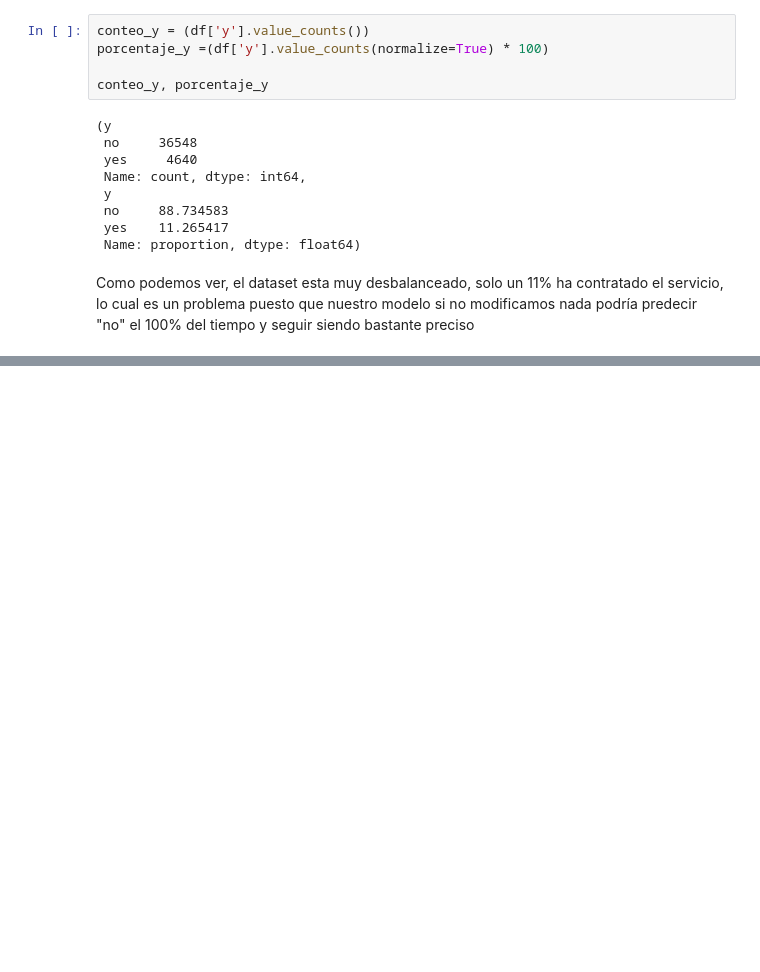
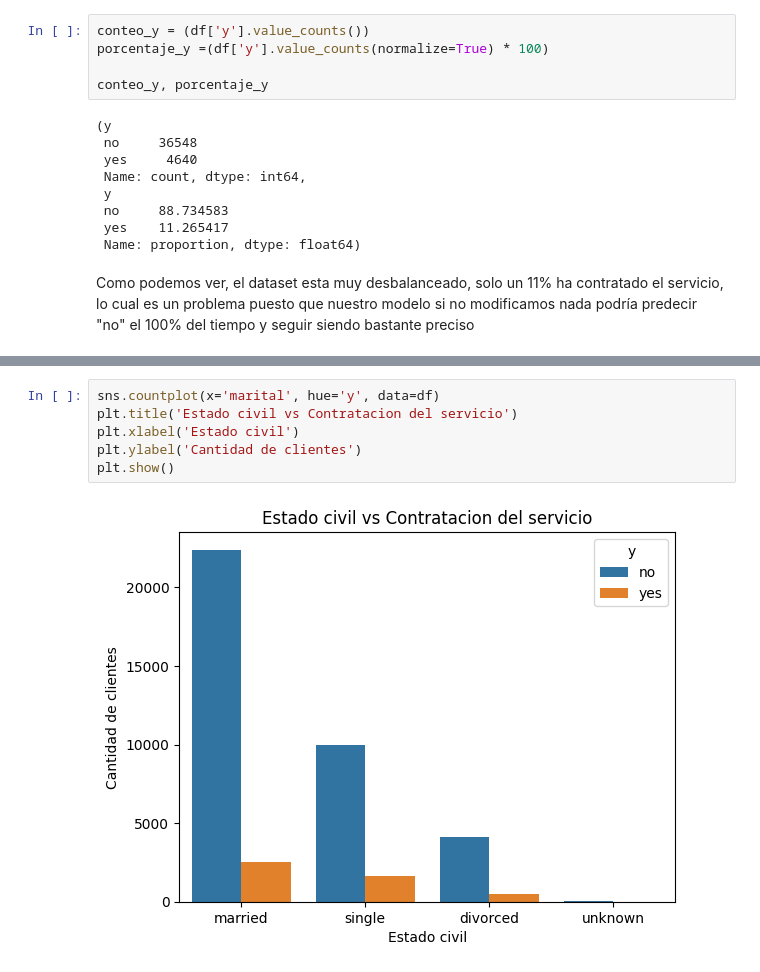
Before and after one commit to 4GeeksAcademy/najuvgz-intro-ml, a Jupyter notebook: src/01-logistic-regression.ipynb, the cells around one changed output, grey strips where cells are left out. Cells and saved outputs as stored; diff of their text form; blank space fills up the shorter version.

```diff
--- a/src/01-logistic-regression.ipynb
+++ b/src/01-logistic-regression.ipynb
@@ -133,0 +141,8 @@ Como podemos ver, el dataset esta muy desbalanceado, solo un 11% ha contratado e
+# %%
+sns.countplot(x='marital', hue='y', data=df)
+plt.title('Estado civil vs Contratacion del servicio')
+plt.xlabel('Estado civil')
+plt.ylabel('Cantidad de clientes')
+plt.show()
+# %% [output]
+[figure, added]
```
Also changed, not shown: parts of 6 cells of this notebook, 1 other file.
